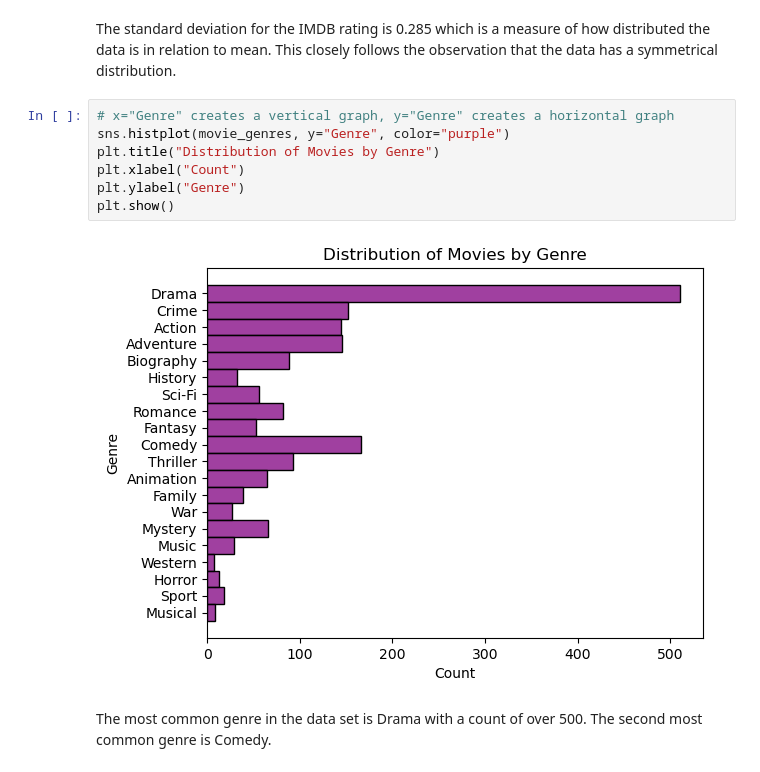
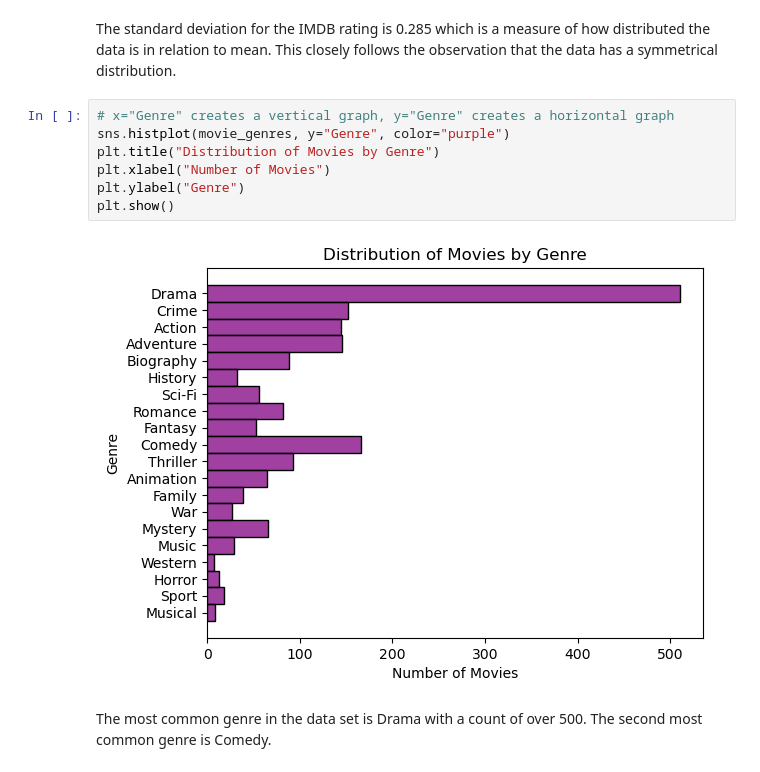
Before and after one commit to okashashuda/data-analysis-movies, a Jupyter notebook: movies-analysis.ipynb, the cells around one changed output. Saved outputs shown, nothing was run; the diff lists cells and outputs as text.

```diff
--- a/movies-analysis.ipynb
+++ b/movies-analysis.ipynb
@@ -194,12 +198,12 @@ The standard deviation for the IMDB rating is 0.285 which is a measure of how di
 # %%
 # x="Genre" creates a vertical graph, y="Genre" creates a horizontal graph
 sns.histplot(movie_genres, y="Genre", color="purple")
 plt.title("Distribution of Movies by Genre")
-plt.xlabel("Count")
+plt.xlabel("Number of Movies")
 plt.ylabel("Genre")
 plt.show()
 # %% [output]
-[figure, old version]
+[figure, new version]
 # %% [markdown]
 The most common genre in the data set is Drama with a count of over 500. The second most common genre is Comedy.
 # %% [markdown]
```
Also changed, not shown: parts of 2 cells of this notebook, 2 other files.
